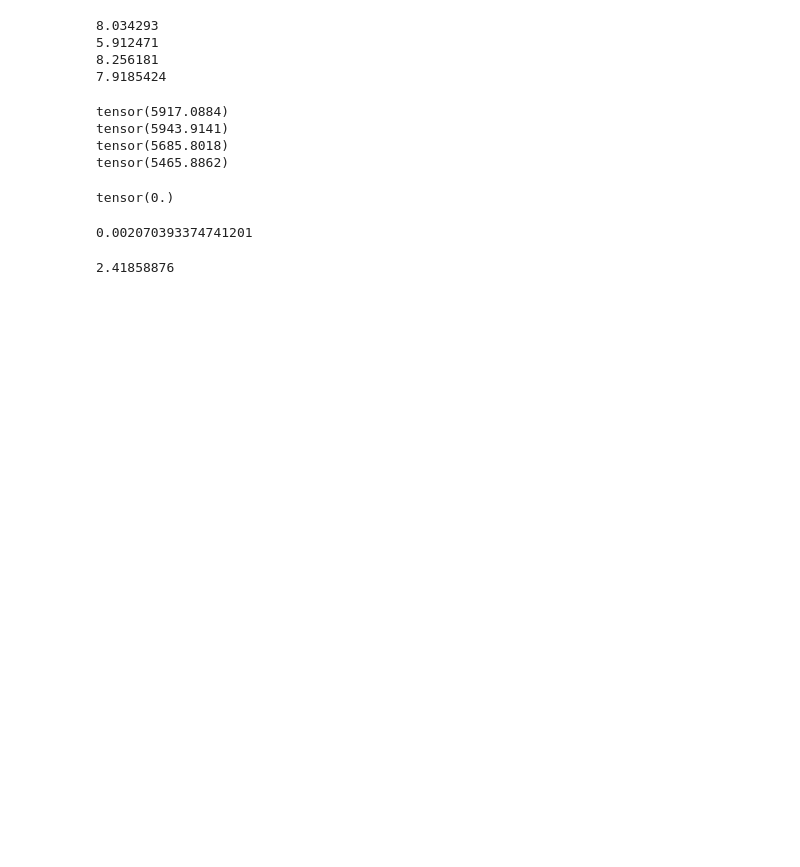
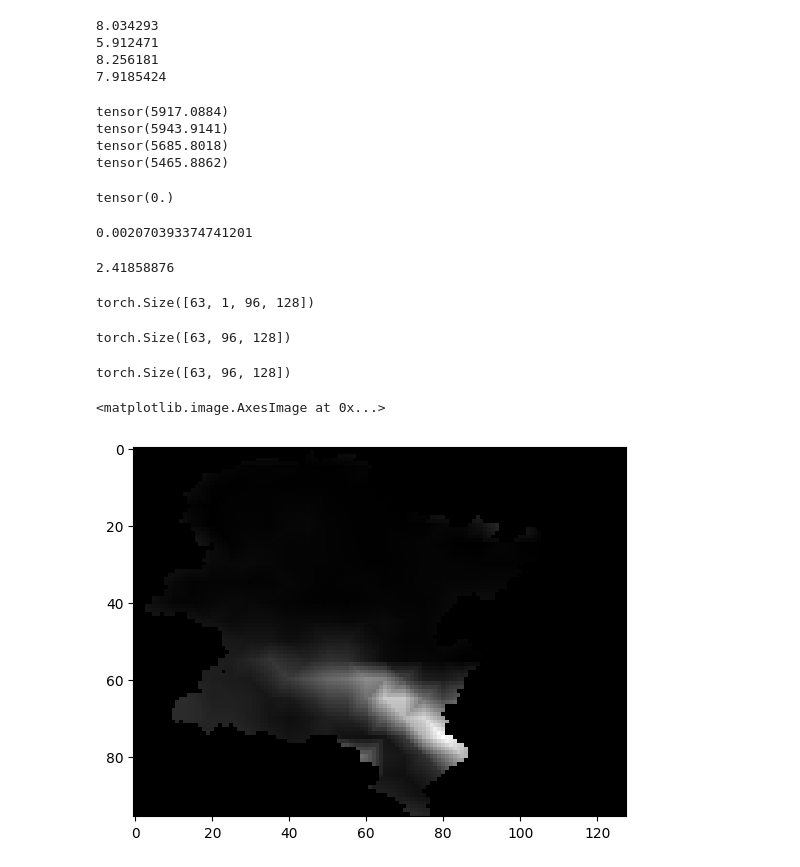
Before and after one commit to simone7monaco/rainfall-prediction, a Jupyter notebook: notebooks/test_model.ipynb, the cells around one changed output. Saved outputs shown, nothing was run; the diff lists cells and outputs as text; code cells hidden in the pictures; blank space fills up the shorter version.

```diff
--- a/notebooks/test_model.ipynb
+++ b/notebooks/test_model.ipynb
@@ -210,3 +210,17 @@ tensor(0.)
 0.005*case_study_max
 # %% [output]
 2.41858876
+# %%
+y_1=torch.tensor(y).unsqueeze(1)
+y_segm_H = torch.where(y_1>8, 1, 0).float()
+y_segm_L = torch.where(y_1<12, 1, 0).float()
+y_segm_LH = y_segm_H.int() & y_segm_L.int()
+y_segm = torch.cat([y_segm_L, y_segm_LH, y_segm_H], dim=1)
+# %%
+y_segm[:, 2].unsqueeze(1).shape
+# %% [output]
+torch.Size([63, 1, 96, 128])
+# %%
+y_segm_H.squeeze().shape
+# %% [output]
+torch.Size([63, 96, 128])
@@ -212,0 +229,4 @@ tensor(0.)
+# %%
+pred_class.shape
+# %% [output]
+torch.Size([63, 96, 128])
@@ -212,0 +239,5 @@ tensor(0.)
+# %%
+plt.imshow(y_1[0].squeeze(), cmap='gray')
+# %% [output]
+<matplotlib.image.AxesImage at 0x...>
+[figure, added]
```
Also changed, not shown: parts of 8 cells of this notebook.
